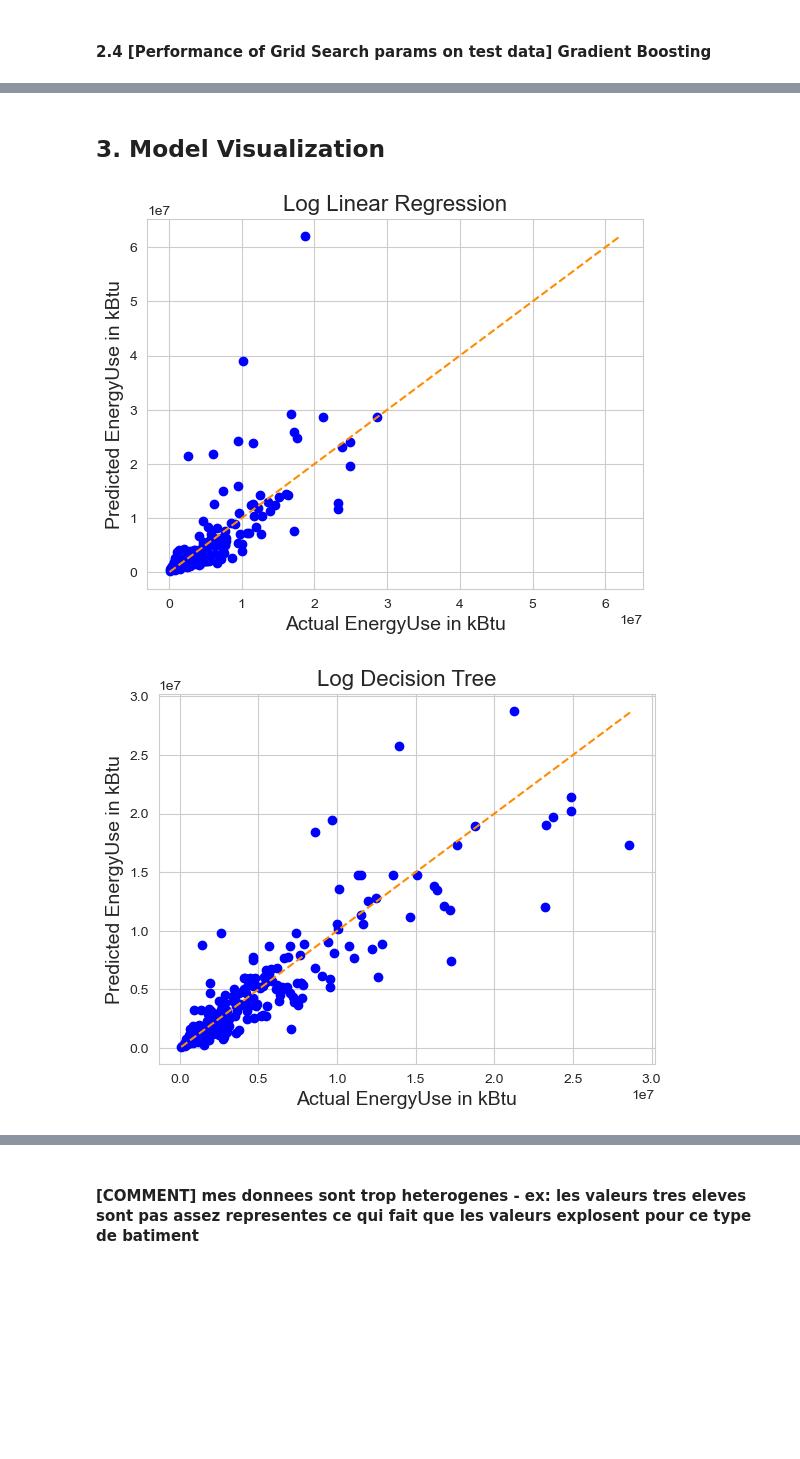
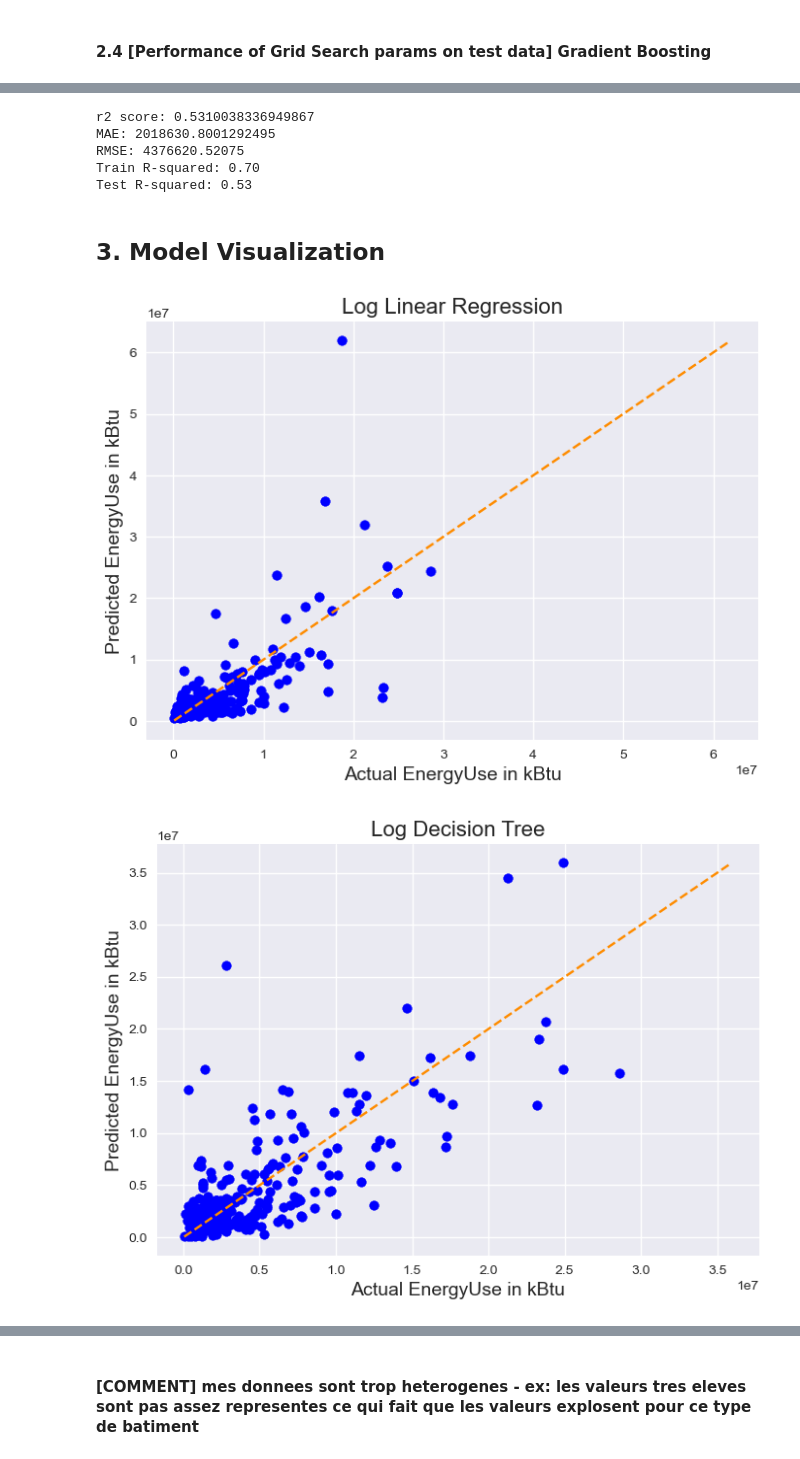
Before and after one commit to maurlco/buildings-consumption-forecast, a Jupyter notebook: 04_modelisation.ipynb, the cells around one changed output, grey strips where cells are left out. Drawn from its saved outputs; the diff is of its cells as text; code cells hidden in the pictures; blank space fills up the shorter version.

Commit message:
Feature Energy_Loss supprimé - modelisation et Optimisation Target#1 with/without EnergyStarScore terminé et Ok - Visualization terminé et Ok

```diff
--- a/04_modelisation.ipynb
+++ b/04_modelisation.ipynb
@@ -216,13 +200,14 @@ RMSE antilog 1483356.5434660183
 #### 2.4 [GridSearchCV] Gradient Boosting
 # %%
 estimator = GradientBoostingRegressor()
+
 param_grid = {
-    "loss"              : ['squared_error','absolute_error'], #mean residuals vs median residuals
-    "n_estimators"      : [250,300,400],
+    "loss"              : ['squared_error'], #mean residuals vs median residuals
+    "n_estimators"      : [100],
     "learning_rate"     : [0.1,0.05],
-    "max_features"      : [1.0,15, 25],
-    "subsample"         : [1.0, 0.7, 0.3],
-    'max_depth'         : [2,3,4,8],
+    "max_features"      : [1.0,25],
+    "subsample"         : [1.0, 0.7],
+    'max_depth'         : [2,4,8],
     "min_samples_split" : [2,4],
 }
 
@@ -251,0 +223,6 @@ grid_gradient.best_score_ , grid_gradient.best_params_
+# %%
+print(grid_gradient.best_score_)
+print(grid_gradient.best_params_)
+print("---------------------------")
+
+best_est = grid_gradient.best_estimator_
@@ -251,0 +395,2 @@ grid_gradient.best_score_ , grid_gradient.best_params_
+# %%
+estimator_good.fit(X_train_std, y_train)
@@ -292,0 +440,8 @@ print(np.sqrt(mean_squared_error(np.exp(y_test) - 1,y_pred_gradient_grid)))
+# %%
+from sklearn.neural_network import MLPRegressor
+from sklearn.datasets import make_regression
+from sklearn.model_selection import train_test_split
+
+regr = MLPRegressor(random_state=1, max_iter=500).fit(X_train_std, y_train)
+y_pred_neural = regr.predict(X_test_std)
+regr.score(X_test_std, y_test)
@@ -293,3 +450,16 @@ print(np.sqrt(mean_squared_error(np.exp(y_test) - 1,y_pred_gradient_grid)))
+# %%
+print('r2 score:',r2_score(y_test,y_pred_neural))
+print('MAE:',mean_absolute_error(np.exp(y_test), np.exp(y_pred_neural)))
+print('RMSE:',np.sqrt(mean_squared_error(np.exp(y_test),np.exp(y_pred_neural))))
+
+print("Train R-squared: %.2f" %regr.score(X_train_std, y_train))
+print("Test R-squared: %.2f" %regr.score(X_test_std, y_test))
+# %% [output]
+r2 score: 0.5310038336949867
+MAE: 2018630.8001292495
+RMSE: 4376620.52075
+Train R-squared: 0.70
+Test R-squared: 0.53
 # %% [markdown]
 ## 3. Model Visualization
 # %%
@@ -312,10 +482,12 @@ def visualize(y_tests, model_visualization_data,title_as_string, color_points_as
     plt.title(title_as_string, fontsize=16)
     return plt.show()
 # %%
-visualize((np.exp(y_test) - 1),prep_for_visualization(ypred,(np.exp(y_test) - 1)),'Log Linear Regression', 'blue', 'darkorange')
-visualize((np.exp(y_test) - 1), prep_for_visualization(yhat, (np.exp(y_test) - 1)),'Log Decision Tree', 'blue', 'darkorange')
+visualize((np.exp(y_test) - 1),prep_for_visualization(np.exp(ypred),(np.exp(y_test) - 1)),'Log Linear Regression', 'blue', 'darkorange')
+visualize((np.exp(y_test) - 1), prep_for_visualization(np.exp(yhat), (np.exp(y_test) - 1)),'Log Decision Tree', 'blue', 'darkorange')
 visualize((np.exp(y_test) - 1), prep_for_visualization(y_pred_forest, (np.exp(y_test) - 1)),' Log Random Forest', 'blue', 'darkorange')
-visualize((np.exp(y_test) - 1), prep_for_visualization(y_pred_gradient, (np.exp(y_test) - 1)),'Log Gradient Boosting', 'blue', 'darkorange')
+visualize((np.exp(y_test) - 1), prep_for_visualization(np.exp(y_pred_gradient) - 1, (np.exp(y_test) - 1)),'Log Gradient Boosting', 'blue', 'darkorange')
+visualize((np.exp(y_train) - 1), prep_for_visualization(np.exp(grid_gradient.predict(X_train_std)) - 1, (np.exp(y_train) - 1)),'Log Grid Gradient Boosting TRAIN', 'blue', 'darkorange')
+visualize((np.exp(y_test) - 1), prep_for_visualization(np.exp(y_pred_neural) - 1, (np.exp(y_test) - 1)),'Log Neural Network', 'blue', 'darkorange')
 # %% [output]
-[figure, old version]
+[figure, new version]
-[figure, old version]
+[figure, new version]
```
Also changed, not shown: parts of 52 cells of this notebook, 50 other files.
